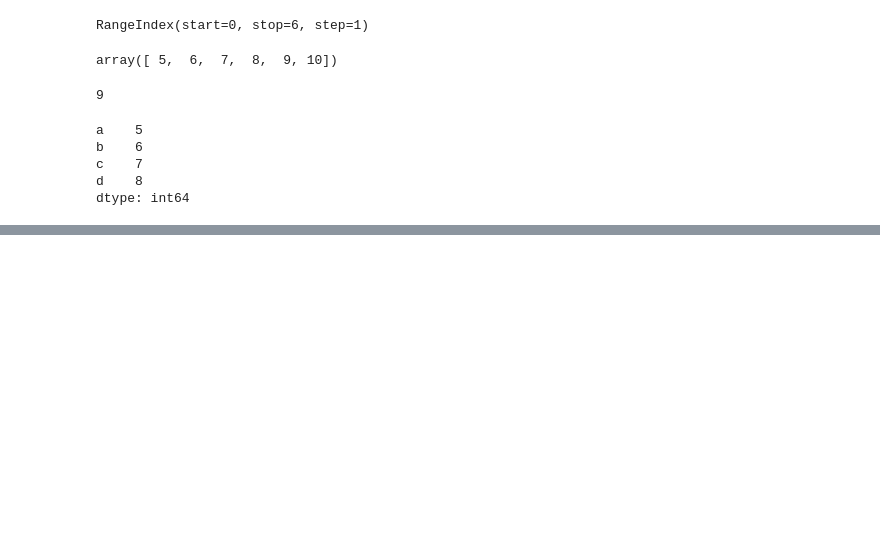
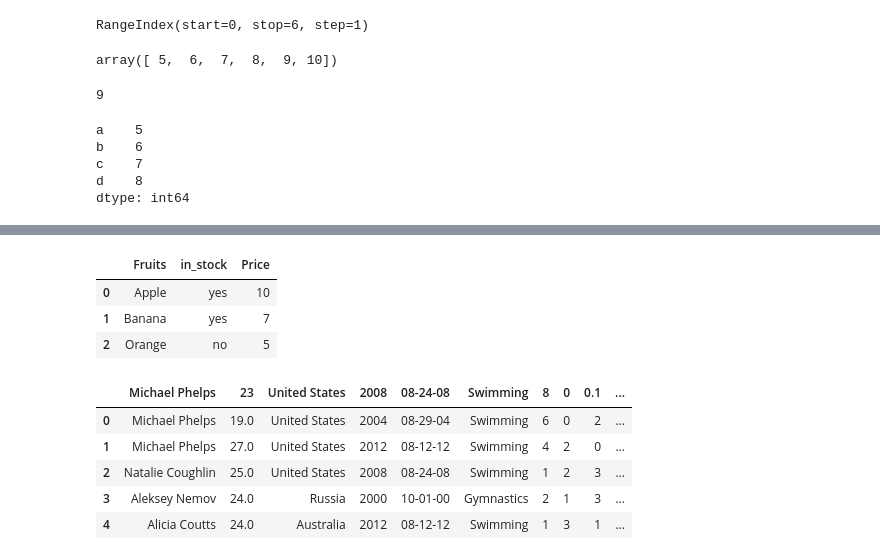
Before and after one commit to avigupta2798/OpenGenus-Notebook, a Jupyter notebook: Pandas/Notebook.ipynb, the cells around one changed output, grey strips where cells are left out. Cells and saved outputs as stored; diff of their text form; code cells hidden in the pictures; blank space fills up the shorter version.

```diff
--- a/Pandas/Notebook.ipynb
+++ b/Pandas/Notebook.ipynb
@@ -48,0 +75,21 @@ dtype: int64
+# %%
+import json
+fruits={'Fruits':['Apple','Banana','Orange'],'in_stock':['yes','yes','no'],'Price':[10,7,5]}
+json_object=json.dumps(fruits,indent=4)
+df = pd.read_json(json_object)
+df
+# %% [output]
+|  | Fruits | in_stock | Price |
+| 0 | Apple | yes | 10 |
+| 1 | Banana | yes | 7 |
+| 2 | Orange | no | 5 |
+# %%
+df = pd.read_csv('olympic_data.csv', sep = "\t")
+df.head()
+# %% [output]
+|  | Michael Phelps | 23 | United States | 2008 | 08-24-08 | Swimming | 8 | 0 | 0.1 | ... |
+| 0 | Michael Phelps | 19.0 | United States | 2004 | 08-29-04 | Swimming | 6 | 0 | 2 | ... |
+| 1 | Michael Phelps | 27.0 | United States | 2012 | 08-12-12 | Swimming | 4 | 2 | 0 | ... |
+| 2 | Natalie Coughlin | 25.0 | United States | 2008 | 08-24-08 | Swimming | 1 | 2 | 3 | ... |
+| 3 | Aleksey Nemov | 24.0 | Russia | 2000 | 10-01-00 | Gymnastics | 2 | 1 | 3 | ... |
+| 4 | Alicia Coutts | 24.0 | Australia | 2012 | 08-12-12 | Swimming | 1 | 3 | 1 | ... |
```
Also changed, not shown: parts of 8 cells of this notebook, 1 other file.
